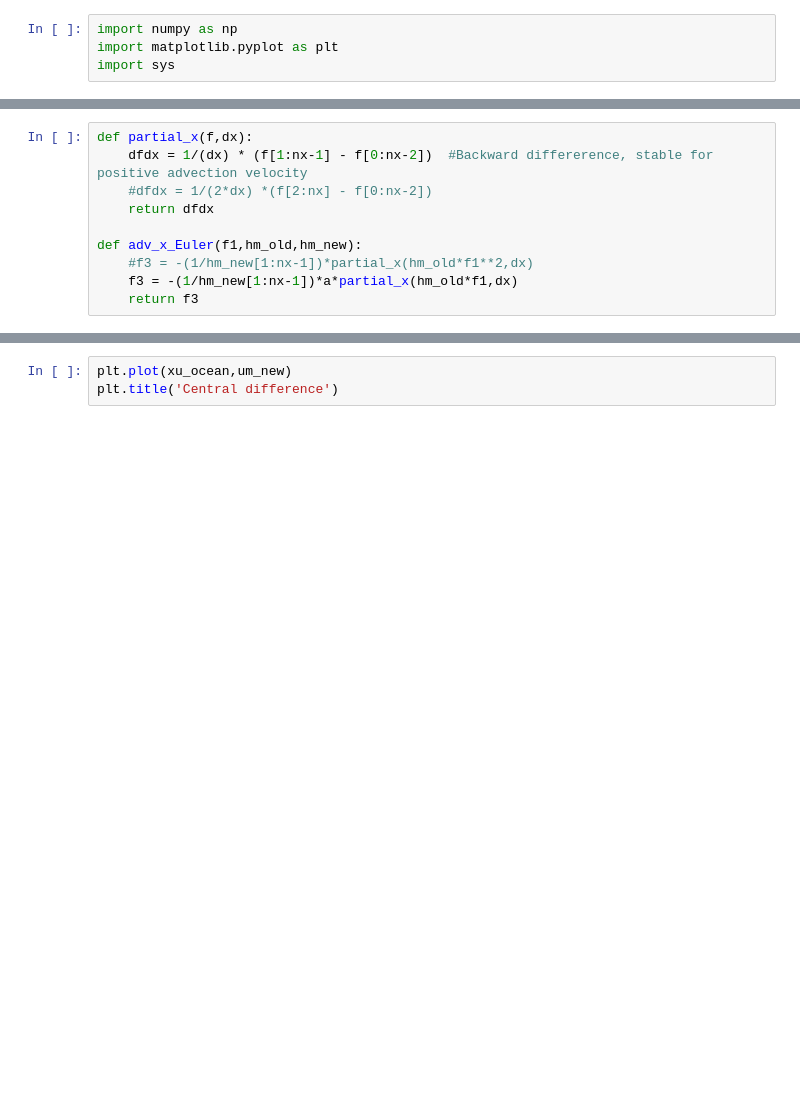
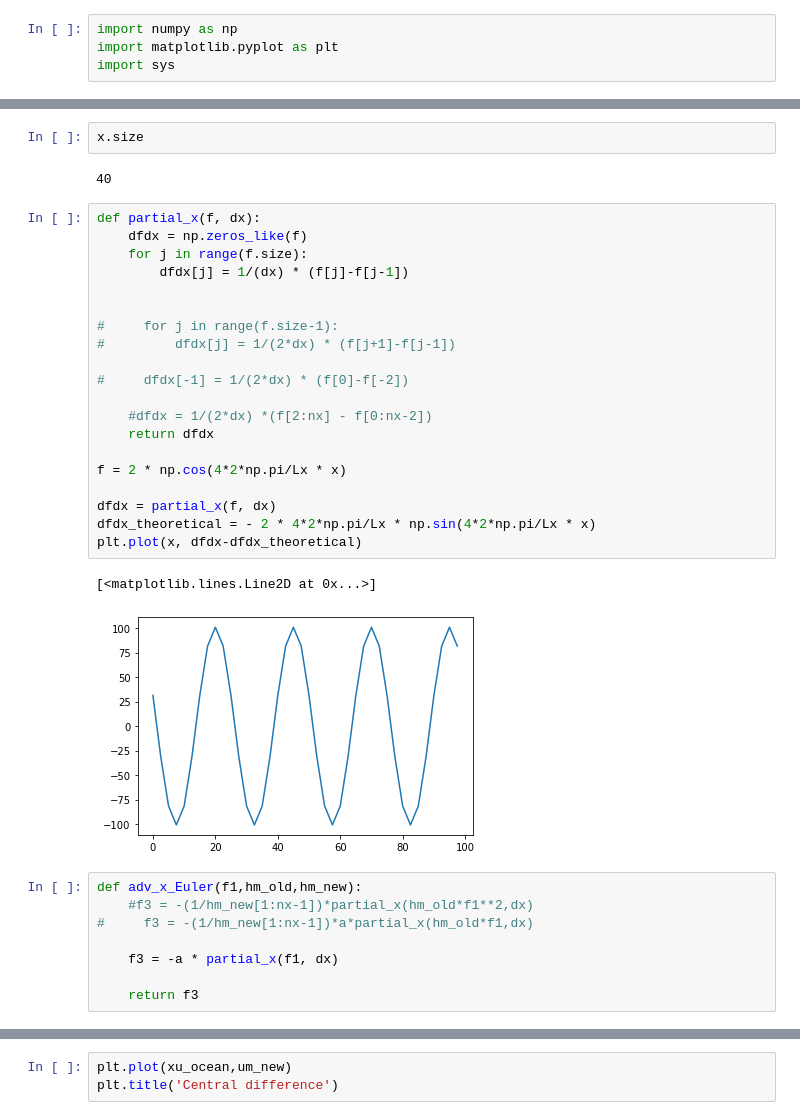
Before and after one commit to dhruvbhagtani/toy-model, a Jupyter notebook: Periodic_boundary_conditions.ipynb, the cells around one changed output, grey strips where cells are left out. Drawn from its saved outputs; the diff is of its cells as text; blank space fills up the shorter version.

```diff
--- a/Periodic_boundary_conditions.ipynb
+++ b/Periodic_boundary_conditions.ipynb
@@ -41,12 +48,37 @@ xu_ocean = xu_ocean[0:-1]
+# %%
+x.size
+# %% [output]
+40
+# %%
+def partial_x(f, dx):
+    dfdx = np.zeros_like(f)
+    for j in range(f.size):
+        dfdx[j] = 1/(dx) * (f[j]-f[j-1])
+
+
+#     for j in range(f.size-1):
+#         dfdx[j] = 1/(2*dx) * (f[j+1]-f[j-1])
+
+#     dfdx[-1] = 1/(2*dx) * (f[0]-f[-2])
+
+    #dfdx = 1/(2*dx) *(f[2:nx] - f[0:nx-2])
+    return dfdx
+
+f = 2 * np.cos(4*2*np.pi/Lx * x)
+
+dfdx = partial_x(f, dx)
+dfdx_theoretical = - 2 * 4*2*np.pi/Lx * np.sin(4*2*np.pi/Lx * x)
+plt.plot(x, dfdx-dfdx_theoretical)
+# %% [output]
+[<matplotlib.lines.Line2D at 0x...>]
+[figure, added]
 # %%
-def partial_x(f,dx):
-    dfdx = 1/(dx) * (f[1:nx-1] - f[0:nx-2])  #Backward differerence, stable for positive advection velocity
-    #dfdx = 1/(2*dx) *(f[2:nx] - f[0:nx-2])
-    return dfdx
-
 def adv_x_Euler(f1,hm_old,hm_new):
     #f3 = -(1/hm_new[1:nx-1])*partial_x(hm_old*f1**2,dx)
-    f3 = -(1/hm_new[1:nx-1])*a*partial_x(hm_old*f1,dx)
+#     f3 = -(1/hm_new[1:nx-1])*a*partial_x(hm_old*f1,dx)
+
+    f3 = -a * partial_x(f1, dx)
+
     return f3
 # %%
 MLD_0 = -150*np.ones(nx)
```
Also changed, not shown: parts of 11 cells of this notebook.
